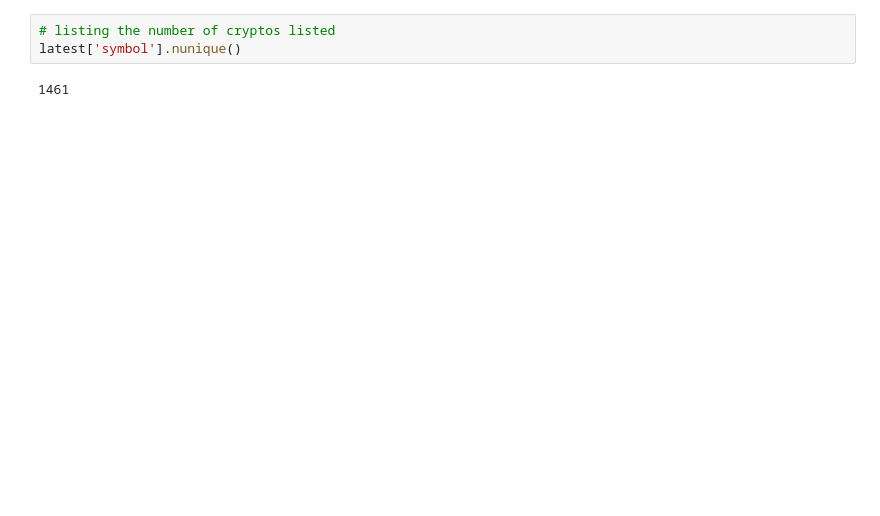
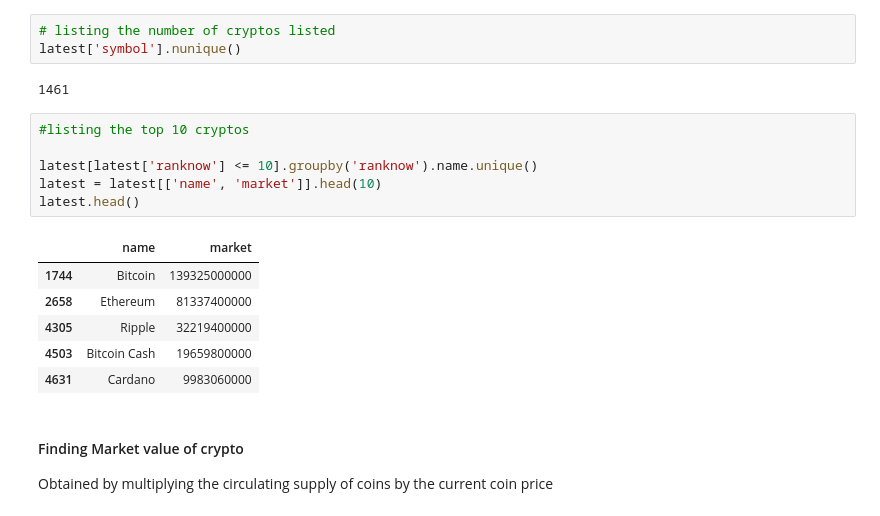
Before and after one commit to Annarhysa/Cryptocurrency-Market-Analysis, a Jupyter notebook: Analysis.ipynb, the cells around one changed output. Saved outputs shown, nothing was run; the diff lists cells and outputs as text; blank space fills up the shorter version.

```diff
--- a/Analysis.ipynb
+++ b/Analysis.ipynb
@@ -33,3 +33,20 @@ latest.head()
 latest['symbol'].nunique()
 # %% [output]
 1461
+# %%
+#listing the top 10 cryptos
+
+latest[latest['ranknow'] <= 10].groupby('ranknow').name.unique()
+latest = latest[['name', 'market']].head(10)
+latest.head()
+# %% [output]
+|  | name | market |
+| 1744 | Bitcoin | 139325000000 |
+| 2658 | Ethereum | 81337400000 |
+| 4305 | Ripple | 32219400000 |
+| 4503 | Bitcoin Cash | 19659800000 |
+| 4631 | Cardano | 9983060000 |
+# %% [markdown]
+#### Finding Market value of crypto
+
+Obtained by multiplying the circulating supply of coins by the current coin price
```
Also changed, not shown: parts of 3 cells of this notebook.
